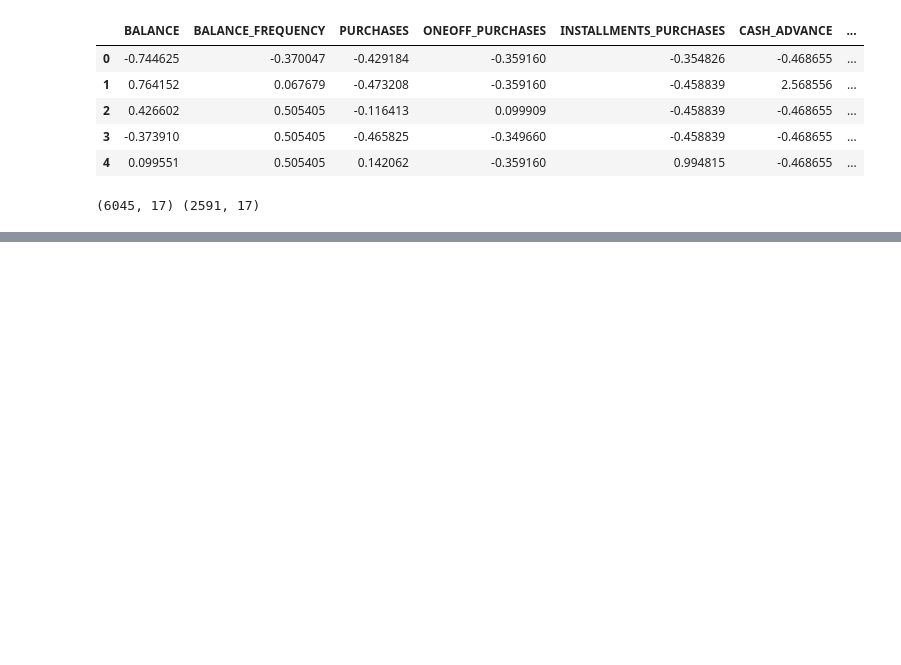
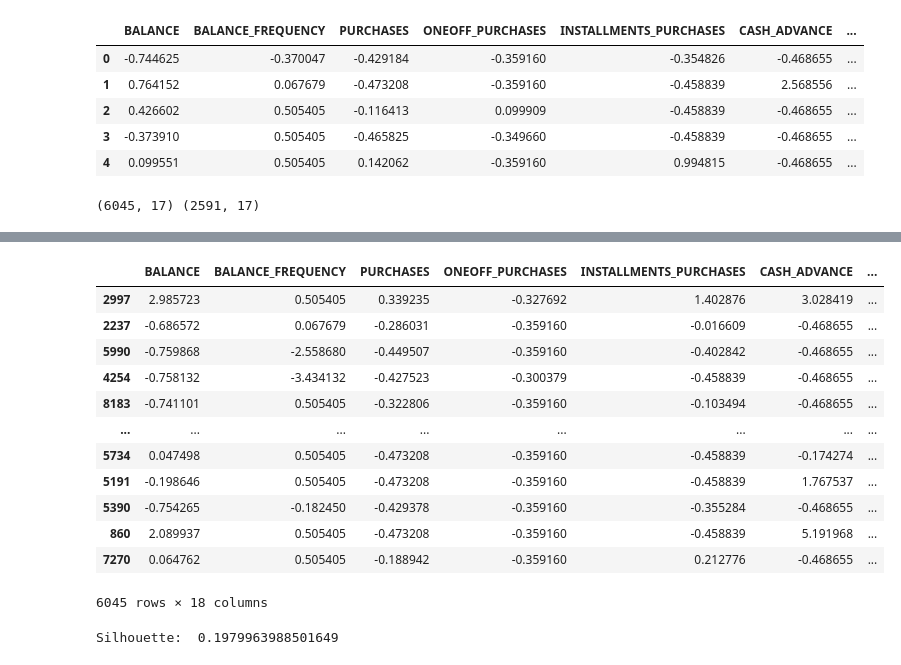
Before and after one commit to B735244/Bigdata_UI_Bogeum, a Jupyter notebook: 13. ML_JUPITER/notebooks/Ch00_PANDAS_INIT/02비지도학습/01군집화/01.ipynb, the cells around one changed output, grey strips where cells are left out. Cells and saved outputs as stored; diff of their text form; code cells hidden in the pictures; blank space fills up the shorter version.

```diff
--- a/13. ML_JUPITER/notebooks/Ch00_PANDAS_INIT/02비지도학습/01군집화/01.ipynb
+++ b/13. ML_JUPITER/notebooks/Ch00_PANDAS_INIT/02비지도학습/01군집화/01.ipynb
@@ -176,0 +198,42 @@ print(train_df.shape, test_df.shape)
+# %%
+# 최적 k 선택(예:4)
+kmeans = KMeans(n_clusters=4, random_state=42)
+kmeans.fit(train_df)
+train_df['cluster'] = kmeans.labels_
+train_df
+# %% [output]
+|  | BALANCE | BALANCE_FREQUENCY | PURCHASES | ONEOFF_PURCHASES | INSTALLMENTS_PURCHASES | CASH_ADVANCE | ... |
+| 2997 | 2.985723 | 0.505405 | 0.339235 | -0.327692 | 1.402876 | 3.028419 | ... |
+| 2237 | -0.686572 | 0.067679 | -0.286031 | -0.359160 | -0.016609 | -0.468655 | ... |
+| 5990 | -0.759868 | -2.558680 | -0.449507 | -0.359160 | -0.402842 | -0.468655 | ... |
+| 4254 | -0.758132 | -3.434132 | -0.427523 | -0.300379 | -0.458839 | -0.468655 | ... |
+| 8183 | -0.741101 | 0.505405 | -0.322806 | -0.359160 | -0.103494 | -0.468655 | ... |
+| ... | ... | ... | ... | ... | ... | ... | ... |
+| 5734 | 0.047498 | 0.505405 | -0.473208 | -0.359160 | -0.458839 | -0.174274 | ... |
+| 5191 | -0.198646 | 0.505405 | -0.473208 | -0.359160 | -0.458839 | 1.767537 | ... |
+| 5390 | -0.754265 | -0.182450 | -0.429378 | -0.359160 | -0.355284 | -0.468655 | ... |
+| 860 | 2.089937 | 0.505405 | -0.473208 | -0.359160 | -0.458839 | 5.191968 | ... |
+| 7270 | 0.064762 | 0.505405 | -0.188942 | -0.359160 | 0.212776 | -0.468655 | ... |
+6045 rows × 18 columns
+# %%
+# 모델 평가
+from sklearn.metrics import silhouette_score
+
+score = silhouette_score(train_df.drop('cluster', axis=1),train_df['cluster'])
+print("Silhouette: ",score)
+# Silhouette Score는 각 데이터가 자기 클러스터에 잘 속했는지 평가하는 지표
+# - 각 데이터 포인트가 **자신의 클러스터에 잘 속했는지**를 수치로 평가
+# - 값의 범위: **-1 ~ 1**
+# - 값이 1에 가까울수록 → 군집 간 경계가 명확
+# - 값이 0에 가까울수록 → 경계가 모호
+# - 값이 음수일 경우 → 잘못된 클러스터링 가능성 높음
+### ● 점수 해석 기준
+# | Silhouette Score | 해석 | 상태 |
+# |------------------|------|------|
+# | 0.7 ~ 1.0 | 매우 명확하게 구분된 군집 | 매우 우수 |
+# | 0.5 ~ 0.7 | 꽤 잘 구분됨 | 양호 |
+# | 0.25 ~ 0.5 | 다소 모호함 | 개선 필요 |
+# | 0 ~ 0.25 | 거의 섞여 있음 | K값 재조정 필요 |
+# | < 0 | 잘못된 군집화 | 비정상적인 모델 |
+# %% [output]
+Silhouette:  0.1979963988501649
```
Also changed, not shown: parts of 3 cells of this notebook.
